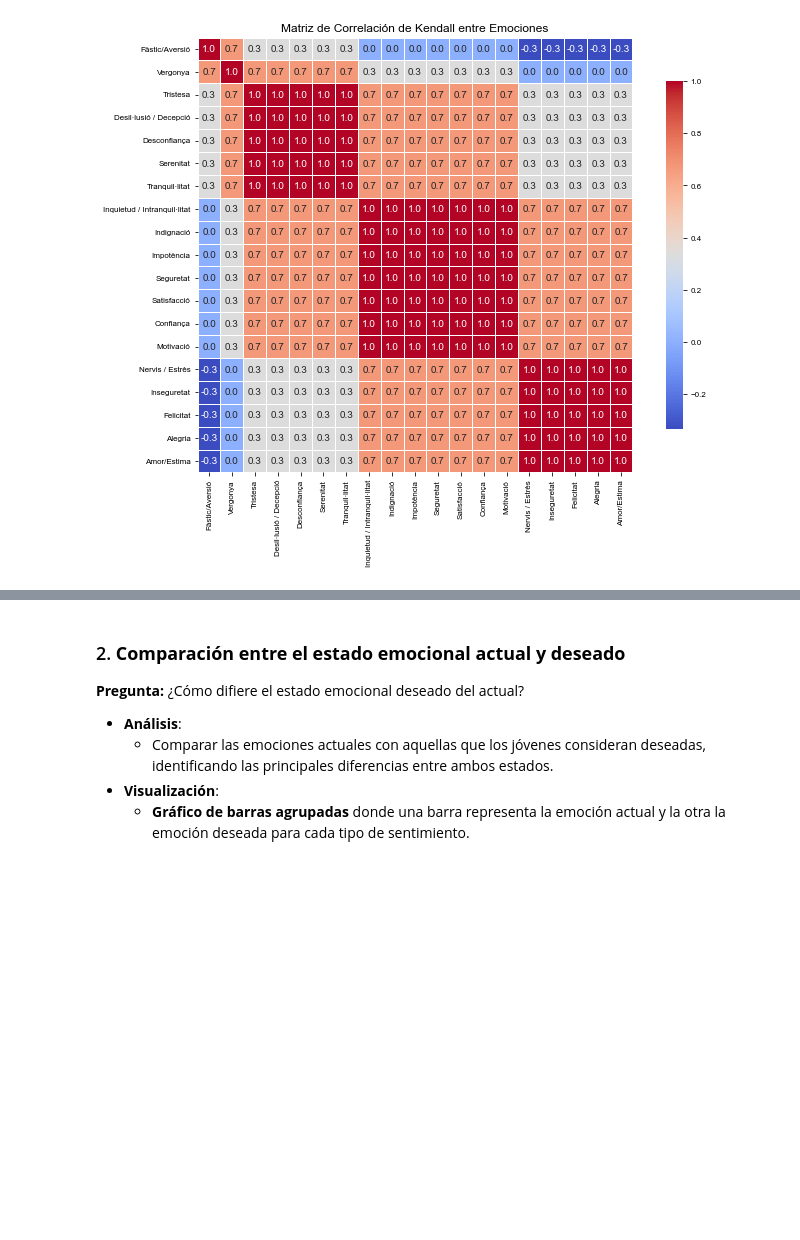
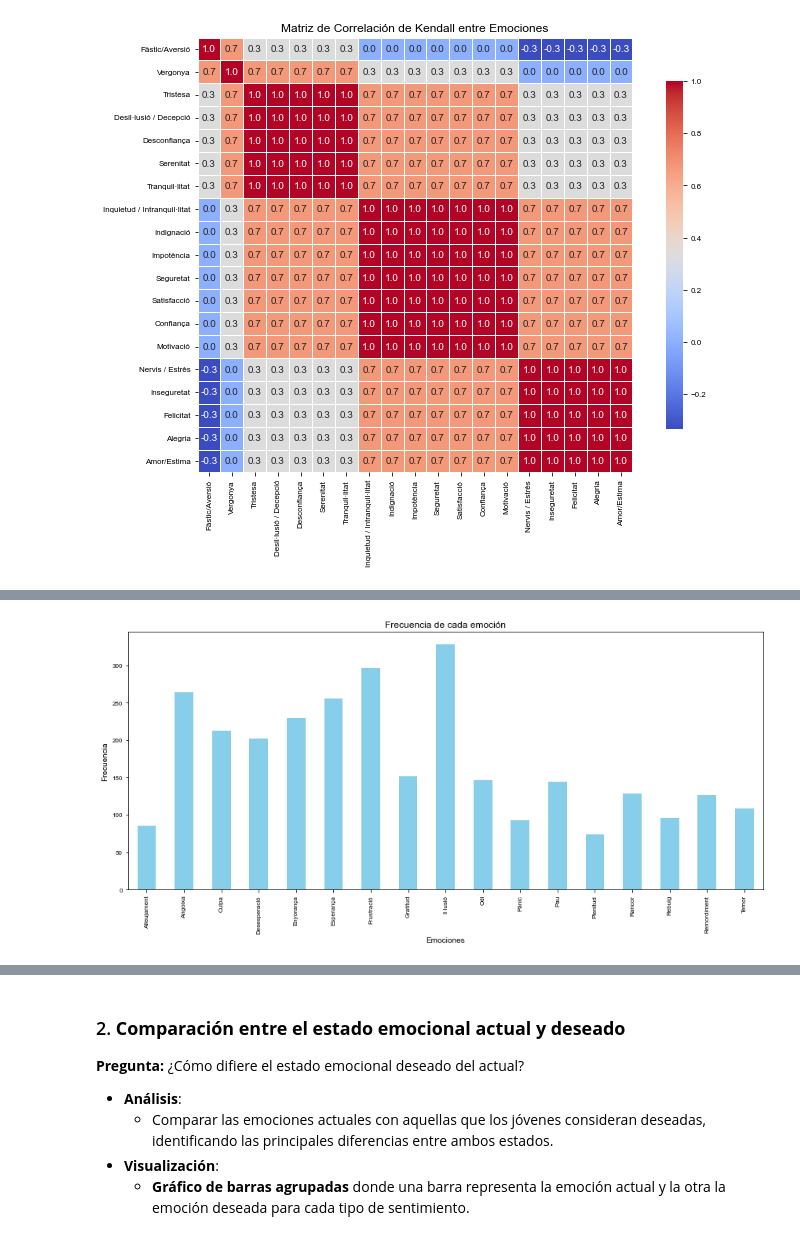
Before and after one commit to sebasto7/SEJ, a Jupyter notebook: SEJ-analisis.ipynb, the cells around one changed output, grey strips where cells are left out. Saved outputs shown, nothing was run; the diff lists cells and outputs as text; code cells hidden in the pictures; blank space fills up the shorter version.

Commit message:
Conciencia sentir, frecuencia emociones, correlaciones y clustering

```diff
--- a/SEJ-analisis.ipynb
+++ b/SEJ-analisis.ipynb
@@ -340,0 +333,19 @@ plt.show()
+# %%
+# Contar la frecuencia de cada emoción (columnas)
+frecuencias_emociones = SEJ_conciencia_sentir_1_1.iloc[:, 1:].sum()
+
+# Crear un gráfico de barras
+plt.figure(figsize=(12, 6))
+frecuencias_emociones.plot(kind='bar', color='skyblue')
+
+# Añadir etiquetas y título
+plt.title('Frecuencia de cada emoción')
+plt.xlabel('Emociones')
+plt.ylabel('Frecuencia')
+plt.xticks(rotation=90)
+
+# Mostrar gráfico
+plt.tight_layout()
+plt.show()
+# %% [output]
+[figure, added]
```
Also changed, not shown: parts of 18 cells of this notebook.
